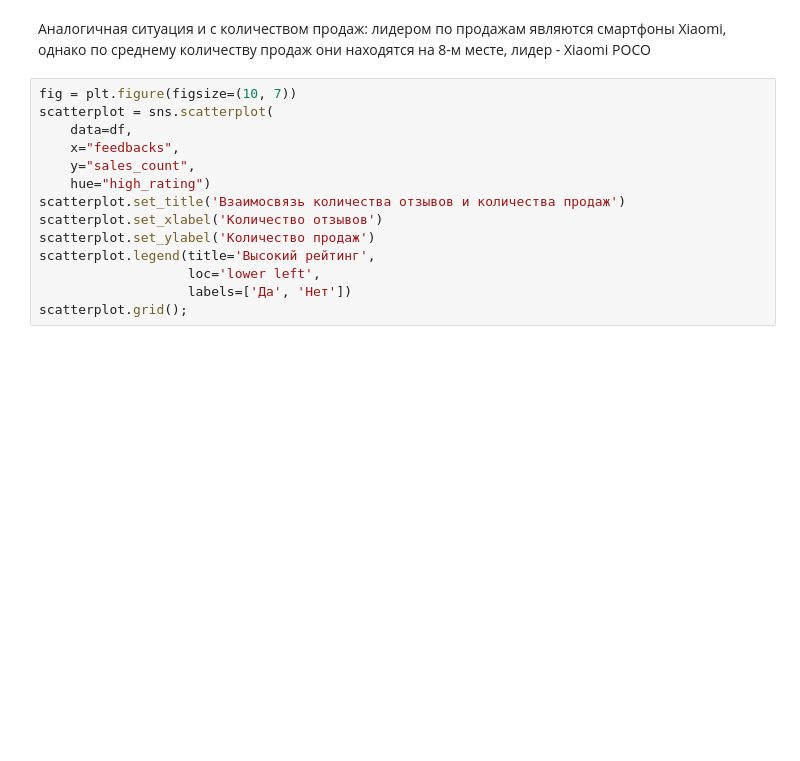
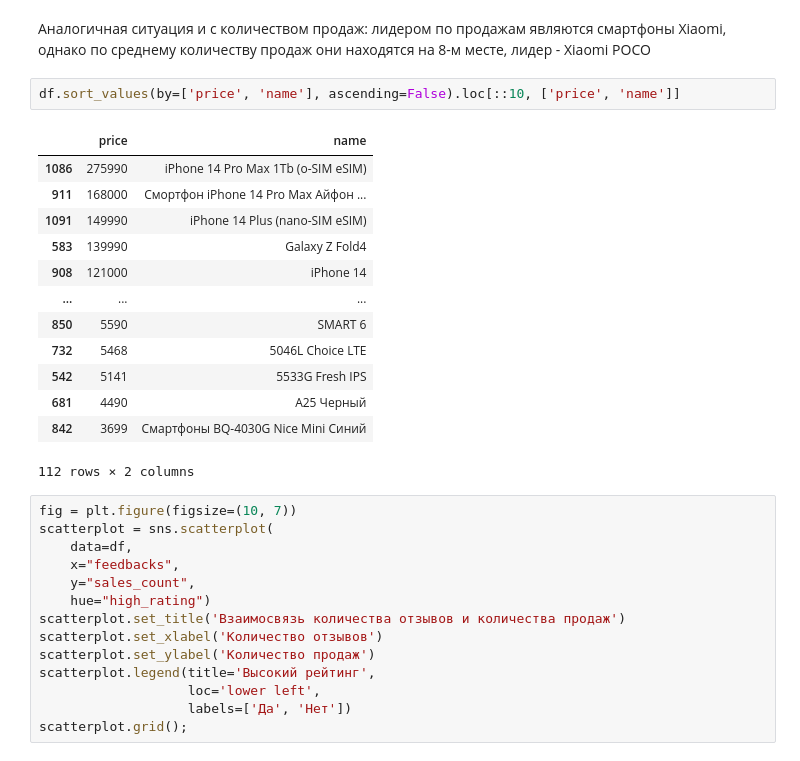
Before and after one commit to YurezSml/Dataton2022, a Jupyter notebook: DataAnalysisVisu.ipynb, the cells around one changed output. Saved outputs shown, nothing was run; the diff lists cells and outputs as text; blank space fills up the shorter version.

```diff
--- a/DataAnalysisVisu.ipynb
+++ b/DataAnalysisVisu.ipynb
@@ -191,6 +237,22 @@ axes[1].set_title('Количество продаж', fontsize=16);
 [figure]
 # %% [markdown]
 Аналогичная ситуация и с количеством продаж: лидером по продажам являются смартфоны Xiaomi, однако по среднему количеству продаж они находятся на 8-м месте, лидер - Xiaomi POCO
+# %%
+df.sort_values(by=['price', 'name'], ascending=False).loc[::10, ['price', 'name']]
+# %% [output]
+|  | price | name |
+| 1086 | 275990 | iPhone 14 Pro Max 1Tb (o-SIM eSIM) |
+| 911 | 168000 | Смортфон iPhone 14 Pro Max Айфон ... |
+| 1091 | 149990 | iPhone 14 Plus (nano-SIM eSIM) |
+| 583 | 139990 | Galaxy Z Fold4 |
+| 908 | 121000 | iPhone 14 |
+| ... | ... | ... |
+| 850 | 5590 | SMART 6 |
+| 732 | 5468 | 5046L Choice LTE |
+| 542 | 5141 | 5533G Fresh IPS |
+| 681 | 4490 | A25 Черный |
+| 842 | 3699 | Смартфоны BQ-4030G Nice Mini Синий |
+112 rows × 2 columns
 # %%
 fig = plt.figure(figsize=(10, 7))
 scatterplot = sns.scatterplot(
```
Also changed, not shown: parts of 9 cells of this notebook, 2 other files.
